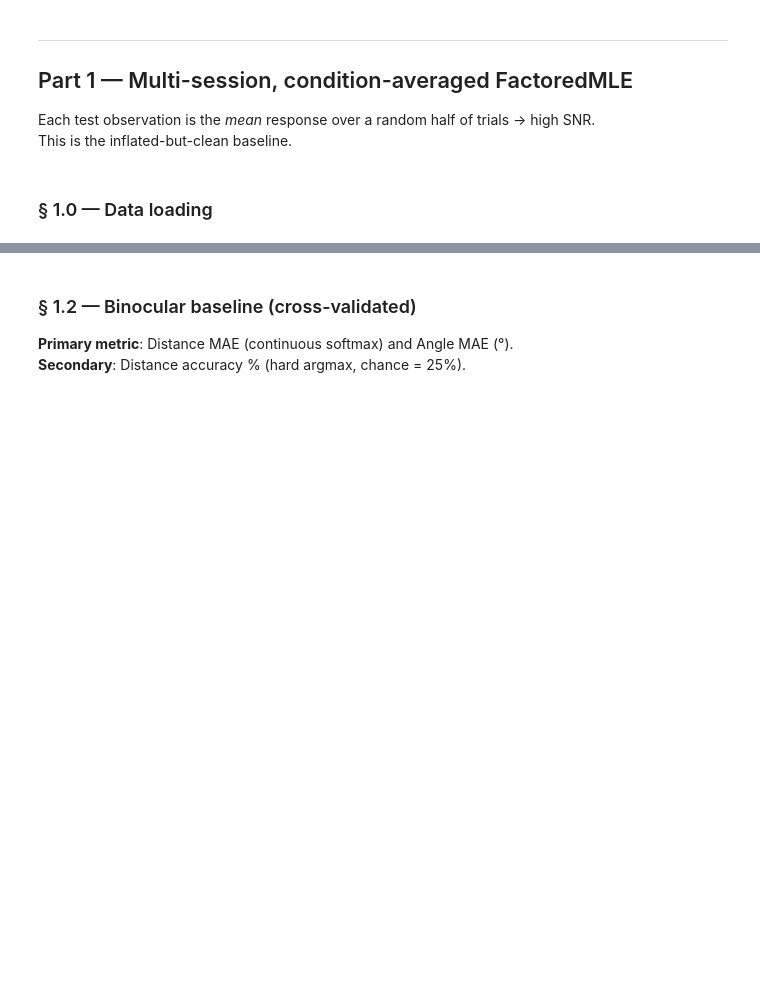
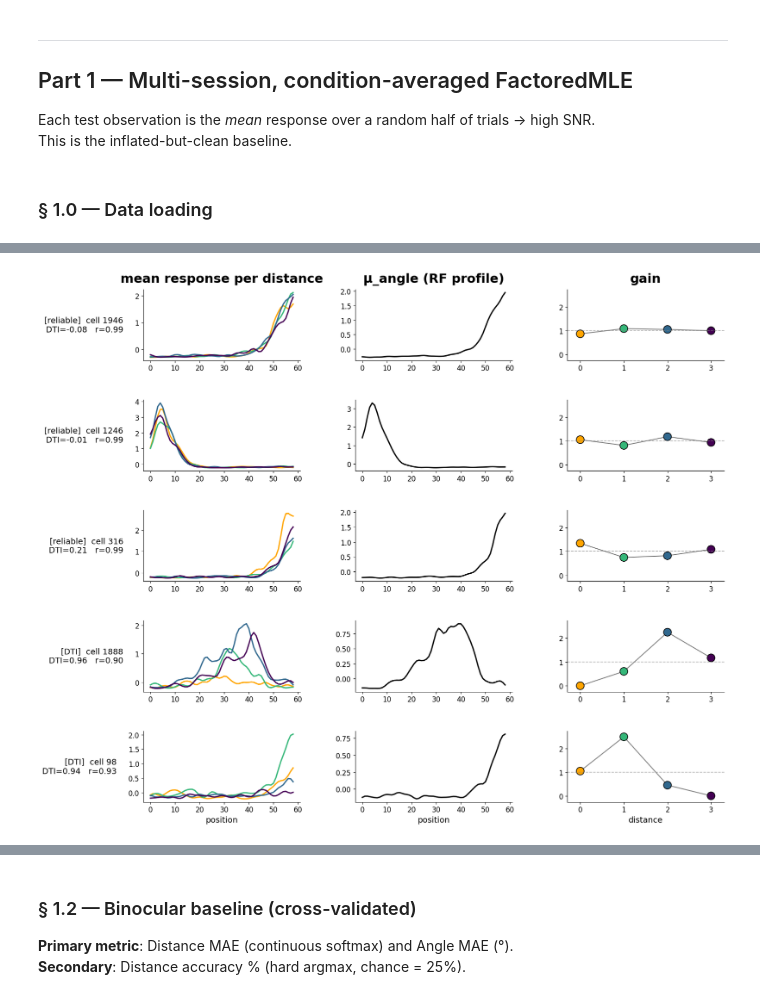
Before and after one commit to s-acosta/distance-project, a Jupyter notebook: radial-analysis/radial-notebooks/decoding notebooks/decoding-distance-by-angle.ipynb, the cells around one changed output, grey strips where cells are left out. Saved outputs shown, nothing was run; the diff lists cells and outputs as text; code cells hidden in the pictures; blank space fills up the shorter version.

```diff
--- a/radial-analysis/radial-notebooks/decoding notebooks/decoding-distance-by-angle.ipynb
+++ b/radial-analysis/radial-notebooks/decoding notebooks/decoding-distance-by-angle.ipynb
@@ -81,0 +80,96 @@ DTI > 0.3: 754 / 2530 cells (29.8%)
+# %%
+import numpy as np
+import matplotlib.pyplot as plt
+
+DISTANCE_COLORS = ['orange', '#35b779', '#31688e', '#440154']
+MONOCULAR = 0
+
+# Replicate aggregator's cell selection
+cell_indices = agg._get_cell_indices(area=None)
+valid_df_idx = []
+for idx in cell_indices:
+    session_name = agg._df.loc[idx, 'session_name']
+    mask = agg._get_trial_mask(session_name, None, MONOCULAR, include_control=False)
+    if mask.sum() > 0:
+        valid_df_idx.append(idx)
+valid_df_idx = np.array(valid_df_idx)
+assert len(valid_df_idx) == dec_full.mu_angle.shape[0]
+
+bino_dti_sub  = np.array([agg.df.loc[i, 'binocular']['DTI'] for i in valid_df_idx])
+bino_corr_sub = np.array([agg.df.loc[i, 'binocular']['reliable_corr'] for i in valid_df_idx])
+
+top_reliable = np.argsort(bino_corr_sub)[::-1][:3]
+dti_rank     = np.argsort(bino_dti_sub)[::-1]
+top_dti      = [i for i in dti_rank if i not in top_reliable][:2]
+top_idx      = list(top_reliable) + list(top_dti)
+labels       = ['reliable']*3 + ['DTI']*2
+
+n_neurons, n_pos, n_dist = X_cond.shape
+positions = np.arange(n_pos)
+distances_idx = np.arange(n_dist)
+
+g_all = dec_full.gain[top_idx]
+g_pad = max(0.1, 0.1 * (g_all.max() - g_all.min()))
+g_ylim = (g_all.min() - g_pad, g_all.max() + g_pad)
+
+N_SHOW = len(top_idx)
+fig, axes = plt.subplots(N_SHOW, 3, figsize=(18, N_SHOW * 3.2),
+                         gridspec_kw={'hspace': 0.55, 'wspace': 0.35})
+
+TITLE_FS = 22
+LABEL_FS = 14
+TICK_FS  = 12
+LEGEND_FS = 13
+
+for row, (cidx, lbl) in enumerate(zip(top_idx, labels)):
+    # col 0: mean response per distance
+    ax = axes[row, 0]
+    for d in range(n_dist):
+        ax.plot(positions, X_cond[cidx, :, d],
+                color=DISTANCE_COLORS[d], linewidth=2.2,
+                label=f'distance {d}' if row == 0 else None)
+    ax.set_ylabel(
+        f'[{lbl}]  cell {cidx}\nDTI={bino_dti_sub[cidx]:.2f}   '
+        f'r={bino_corr_sub[cidx]:.2f}',
+        fontsize=LABEL_FS, rotation=0, ha='right', va='center', labelpad=20)
+    ax.tick_params(labelsize=TICK_FS)
+    if row == 0:
+        ax.set_title('mean response per distance',
+                     fontsize=TITLE_FS, fontweight='bold', pad=12)
+    if row == N_SHOW - 1:
+        ax.set_xlabel('position', fontsize=LABEL_FS)
+
+    # col 1: mu_angle
+    ax = axes[row, 1]
+    ax.plot(positions, dec_full.mu_angle[cidx], 'k-', linewidth=2.2)
+    ax.tick_params(labelsize=TICK_FS)
+    if row == 0:
+        ax.set_title('μ_angle (RF profile)',
+                     fontsize=TITLE_FS, fontweight='bold', pad=12)
+    if row == N_SHOW - 1:
+        ax.set_xlabel('position', fontsize=LABEL_FS)
+
+    # col 2: gain
+    ax = axes[row, 2]
+    g = dec_full.gain[cidx]
+    ax.plot(distances_idx, g, '-', color='gray', linewidth=1.5, zorder=1)
+    ax.scatter(distances_idx, g, c=DISTANCE_COLORS, s=180, zorder=2,
+               edgecolors='black', linewidths=1.2)
+    ax.axhline(1.0, color='gray', linestyle='--', alpha=0.6, linewidth=1.2)
+    ax.set_xticks(distances_idx)
+    ax.set_xlim(-0.3, n_dist - 0.7)
+    ax.set_ylim(g_ylim)
+    ax.tick_params(labelsize=TICK_FS)
+    if row == 0:
+        ax.set_title('gain',
+                     fontsize=TITLE_FS, fontweight='bold', pad=12)
+    if row == N_SHOW - 1:
+        ax.set_xlabel('distance', fontsize=LABEL_FS)
+
+for ax in axes.flat:
+    for spine in ['top', 'right']:
+        ax.spines[spine].set_visible(False)
+
+plt.show()
+# %% [output]
+[figure, added]
```
Also changed, not shown: parts of 7 cells of this notebook, 17 other files.
